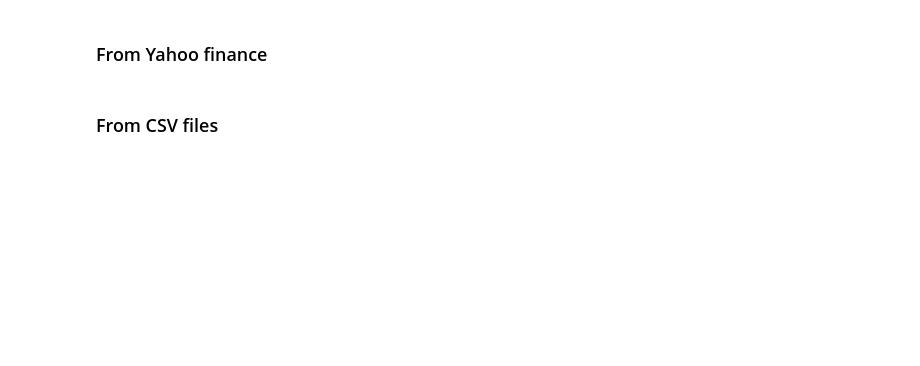
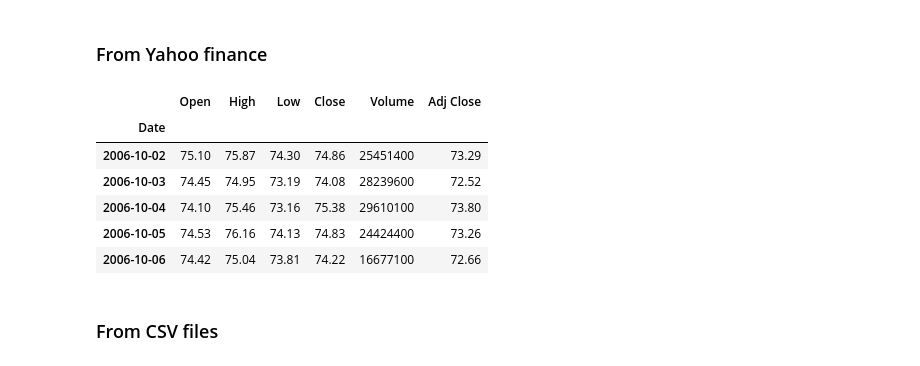
Before and after one commit to twiecki/financial-analysis-python-tutorial, a Jupyter notebook: 1. Pandas Basics.ipynb, the cells around one changed output. Cells and saved outputs as stored; diff of their text form; code cells hidden in the pictures; blank space fills up the shorter version.

```diff
--- a/1. Pandas Basics.ipynb
+++ b/1. Pandas Basics.ipynb
@@ -76,8 +93,18 @@ Series(mapping)
 # %% [markdown]
 ### From Yahoo finance
 # %%
-aapl = pd.io.data.get_data_yahoo('AAPL', start=datetime.datetime(2006, 10, 1), end=datetime.datetime(2012, 1, 1))
+aapl = pd.io.data.get_data_yahoo('AAPL',
+                                 start=datetime.datetime(2006, 10, 1),
+                                 end=datetime.datetime(2012, 1, 1))
 aapl.head()
+# %% [output]
+|  | Open | High | Low | Close | Volume | Adj Close |
+| Date |  |  |  |  |  |  |
+| 2006-10-02 | 75.10 | 75.87 | 74.30 | 74.86 | 25451400 | 73.29 |
+| 2006-10-03 | 74.45 | 74.95 | 73.19 | 74.08 | 28239600 | 72.52 |
+| 2006-10-04 | 74.10 | 75.46 | 73.16 | 75.38 | 29610100 | 73.80 |
+| 2006-10-05 | 74.53 | 76.16 | 74.13 | 74.83 | 24424400 | 73.26 |
+| 2006-10-06 | 74.42 | 75.04 | 73.81 | 74.22 | 16677100 | 72.66 |
 # %% [markdown]
 ### From CSV files
 # %%
```
Also changed, not shown: parts of 31 cells of this notebook, 2 other files.
